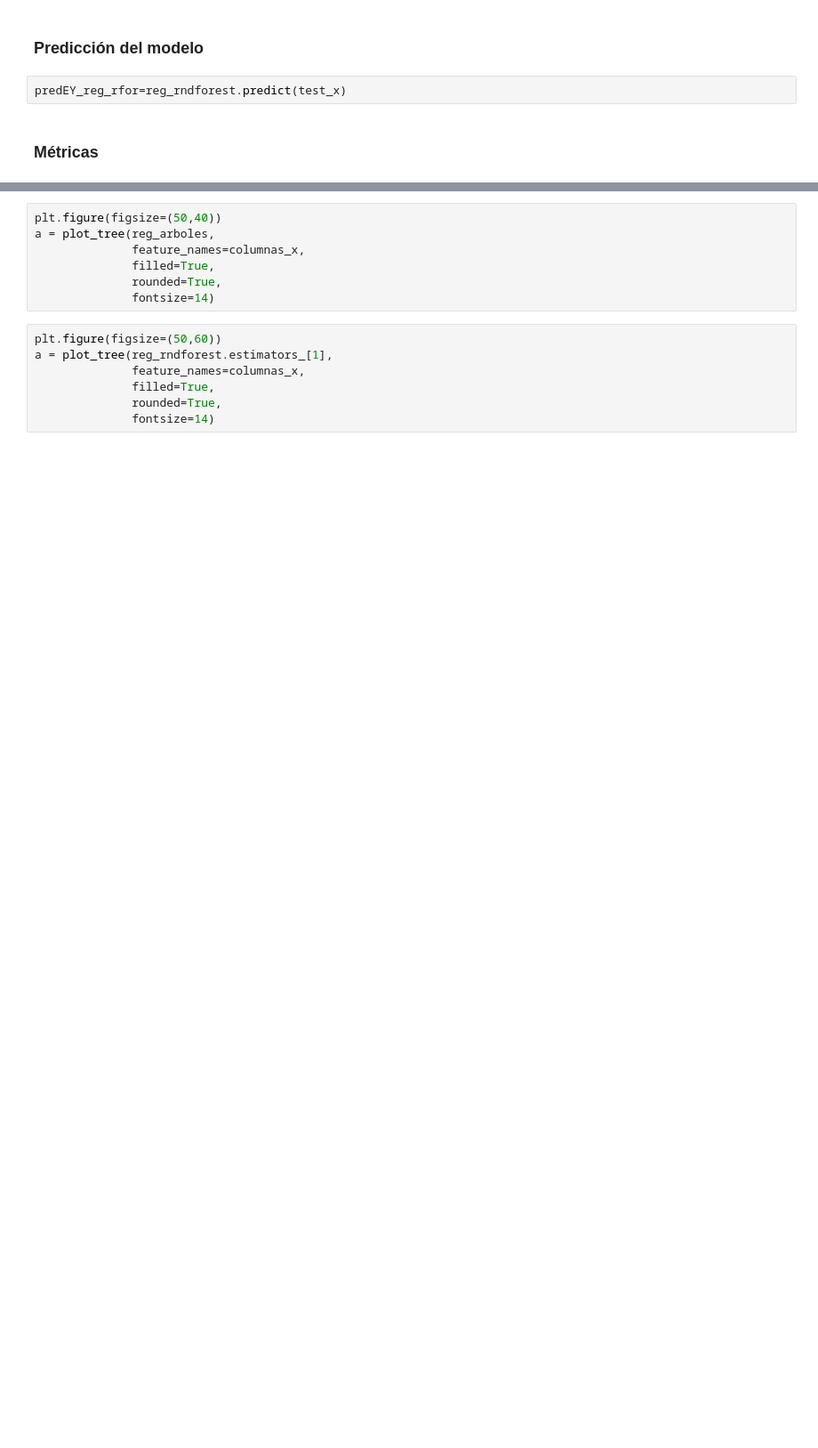
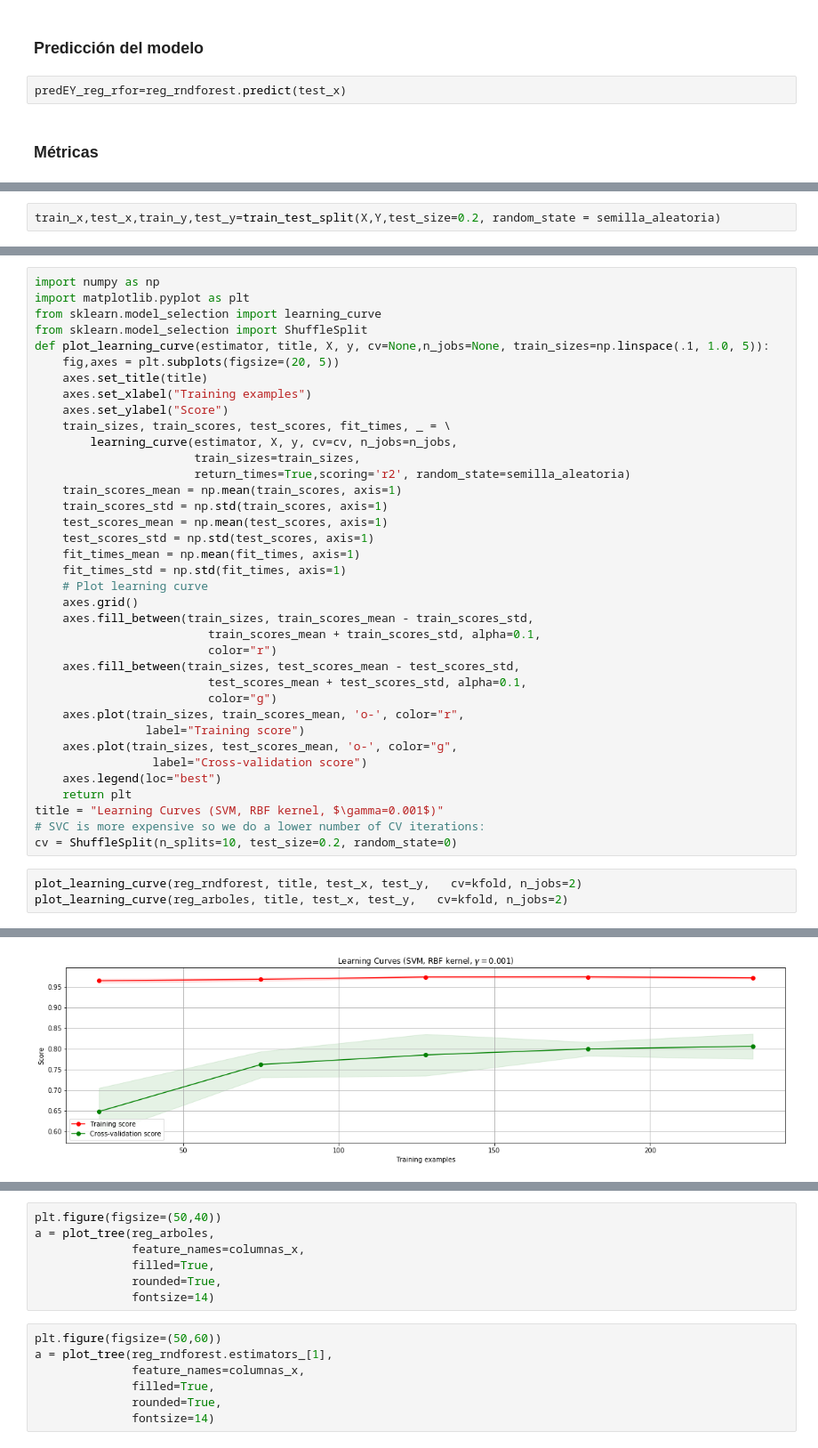
Before and after one commit to miguelalejo/UNIR_actividades, a Jupyter notebook: AprendizajeAutomatico/PonceMiguel_mia05_t6_act.ipynb, the cells around one changed output, grey strips where cells are left out. Shown at 89% size. Drawn from its saved outputs; the diff is of its cells as text; blank space fills up the shorter version.

```diff
--- a/AprendizajeAutomatico/PonceMiguel_mia05_t6_act.ipynb
+++ b/AprendizajeAutomatico/PonceMiguel_mia05_t6_act.ipynb
@@ -341,0 +376,2 @@ R2 0.8626737100193403
+# %%
+train_x,test_x,train_y,test_y=train_test_split(X,Y,test_size=0.2, random_state = semilla_aleatoria)
@@ -341,0 +388,41 @@ R2 0.8626737100193403
+# %%
+import numpy as np
+import matplotlib.pyplot as plt
+from sklearn.model_selection import learning_curve
+from sklearn.model_selection import ShuffleSplit
+def plot_learning_curve(estimator, title, X, y, cv=None,n_jobs=None, train_sizes=np.linspace(.1, 1.0, 5)):
+    fig,axes = plt.subplots(figsize=(20, 5))
+    axes.set_title(title)
+    axes.set_xlabel("Training examples")
+    axes.set_ylabel("Score")
+    train_sizes, train_scores, test_scores, fit_times, _ = \
+        learning_curve(estimator, X, y, cv=cv, n_jobs=n_jobs,
+                       train_sizes=train_sizes,
+                       return_times=True,scoring='r2', random_state=semilla_aleatoria)
+    train_scores_mean = np.mean(train_scores, axis=1)
+    train_scores_std = np.std(train_scores, axis=1)
+    test_scores_mean = np.mean(test_scores, axis=1)
+    test_scores_std = np.std(test_scores, axis=1)
+    fit_times_mean = np.mean(fit_times, axis=1)
+    fit_times_std = np.std(fit_times, axis=1)
+    # Plot learning curve
+    axes.grid()
+    axes.fill_between(train_sizes, train_scores_mean - train_scores_std,
+                         train_scores_mean + train_scores_std, alpha=0.1,
+                         color="r")
+    axes.fill_between(train_sizes, test_scores_mean - test_scores_std,
+                         test_scores_mean + test_scores_std, alpha=0.1,
+                         color="g")
+    axes.plot(train_sizes, train_scores_mean, 'o-', color="r",
+                label="Training score")
+    axes.plot(train_sizes, test_scores_mean, 'o-', color="g",
+                 label="Cross-validation score")
+    axes.legend(loc="best")
+    return plt
+title = "Learning Curves (SVM, RBF kernel, $\gamma=0.001$)"
+# SVC is more expensive so we do a lower number of CV iterations:
+cv = ShuffleSplit(n_splits=10, test_size=0.2, random_state=0)
+# %%
+plot_learning_curve(reg_rndforest, title, test_x, test_y,   cv=kfold, n_jobs=2)
+plot_learning_curve(reg_arboles, title, test_x, test_y,   cv=kfold, n_jobs=2)
+# %% [output]
@@ -341,0 +430 @@ R2 0.8626737100193403
+[figure, added]
```
Also changed, not shown: parts of 22 cells of this notebook.
